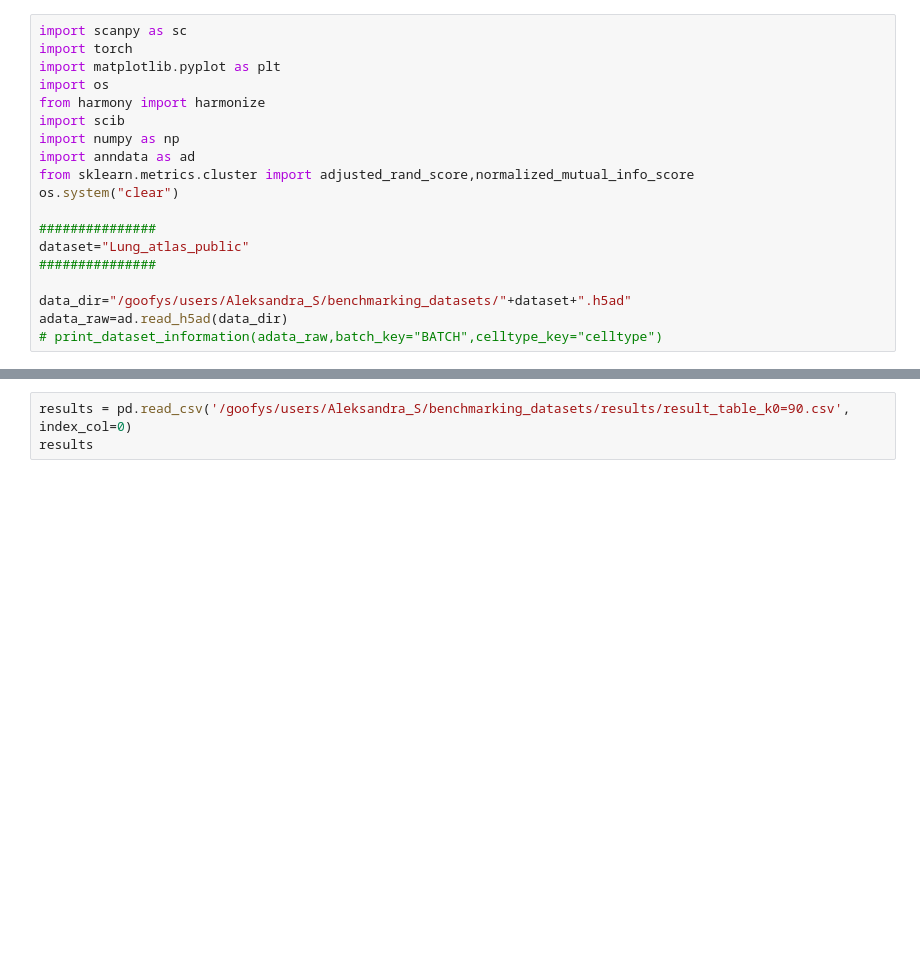
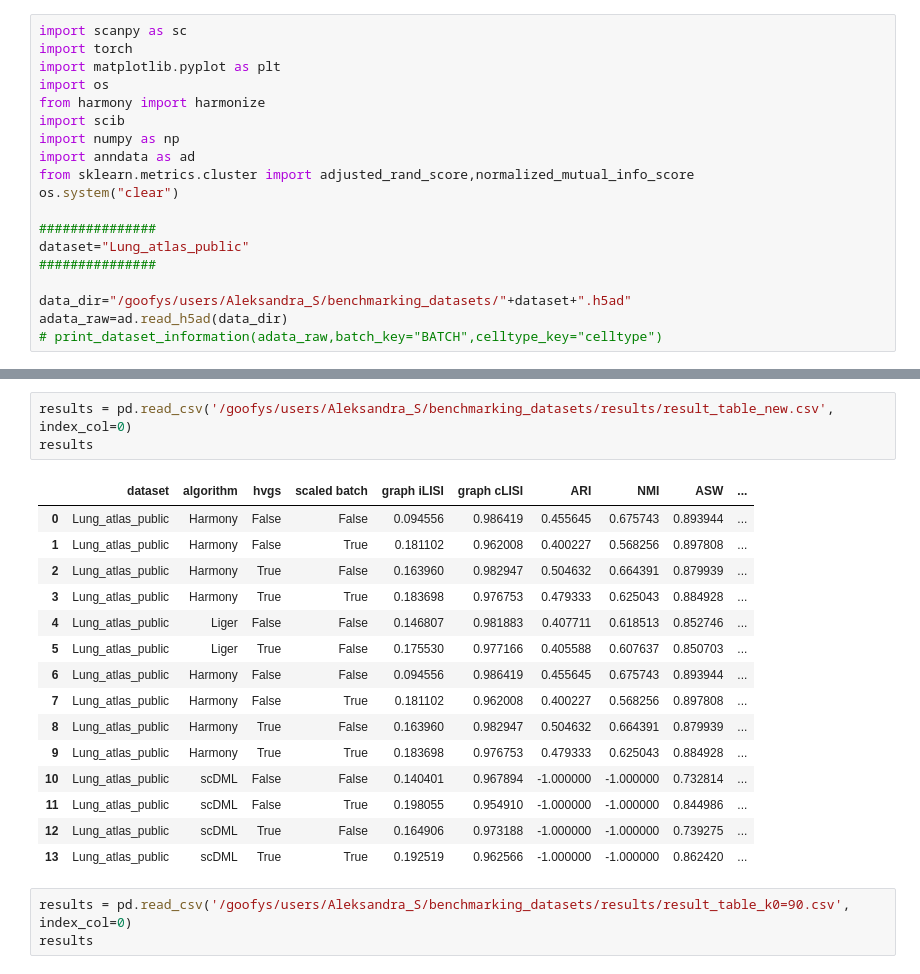
Before and after one commit to aleksstan96/Batch-Effect-Removal-Benchmarking, a Jupyter notebook: harmony/harmony_pytorch_lung.ipynb, the cells around one changed output, grey strips where cells are left out. Saved outputs shown, nothing was run; the diff lists cells and outputs as text; blank space fills up the shorter version.

```diff
--- a/harmony/harmony_pytorch_lung.ipynb
+++ b/harmony/harmony_pytorch_lung.ipynb
@@ -55,3 +85,22 @@ results
+# %%
+results = pd.read_csv('/goofys/users/Aleksandra_S/benchmarking_datasets/results/result_table_new.csv', index_col=0)
+results
+# %% [output]
+|  | dataset | algorithm | hvgs | scaled batch | graph iLISI | graph cLISI | ARI | NMI | ASW | ... |
+| 0 | Lung_atlas_public | Harmony | False | False | 0.094556 | 0.986419 | 0.455645 | 0.675743 | 0.893944 | ... |
+| 1 | Lung_atlas_public | Harmony | False | True | 0.181102 | 0.962008 | 0.400227 | 0.568256 | 0.897808 | ... |
+| 2 | Lung_atlas_public | Harmony | True | False | 0.163960 | 0.982947 | 0.504632 | 0.664391 | 0.879939 | ... |
+| 3 | Lung_atlas_public | Harmony | True | True | 0.183698 | 0.976753 | 0.479333 | 0.625043 | 0.884928 | ... |
+| 4 | Lung_atlas_public | Liger | False | False | 0.146807 | 0.981883 | 0.407711 | 0.618513 | 0.852746 | ... |
+| 5 | Lung_atlas_public | Liger | True | False | 0.175530 | 0.977166 | 0.405588 | 0.607637 | 0.850703 | ... |
+| 6 | Lung_atlas_public | Harmony | False | False | 0.094556 | 0.986419 | 0.455645 | 0.675743 | 0.893944 | ... |
+| 7 | Lung_atlas_public | Harmony | False | True | 0.181102 | 0.962008 | 0.400227 | 0.568256 | 0.897808 | ... |
+| 8 | Lung_atlas_public | Harmony | True | False | 0.163960 | 0.982947 | 0.504632 | 0.664391 | 0.879939 | ... |
+| 9 | Lung_atlas_public | Harmony | True | True | 0.183698 | 0.976753 | 0.479333 | 0.625043 | 0.884928 | ... |
+| 10 | Lung_atlas_public | scDML | False | False | 0.140401 | 0.967894 | -1.000000 | -1.000000 | 0.732814 | ... |
+| 11 | Lung_atlas_public | scDML | False | True | 0.198055 | 0.954910 | -1.000000 | -1.000000 | 0.844986 | ... |
+| 12 | Lung_atlas_public | scDML | True | False | 0.164906 | 0.973188 | -1.000000 | -1.000000 | 0.739275 | ... |
+| 13 | Lung_atlas_public | scDML | True | True | 0.192519 | 0.962566 | -1.000000 | -1.000000 | 0.862420 | ... |
 # %%
 results = pd.read_csv('/goofys/users/Aleksandra_S/benchmarking_datasets/results/result_table_k0=90.csv', index_col=0)
 results
```
Also changed, not shown: parts of 9 cells of this notebook, 6 other files.
